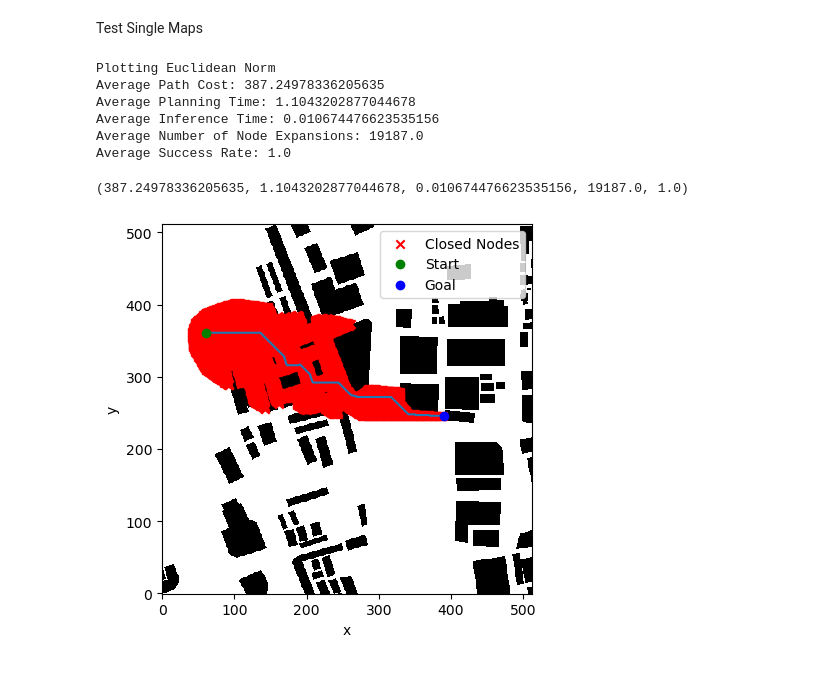
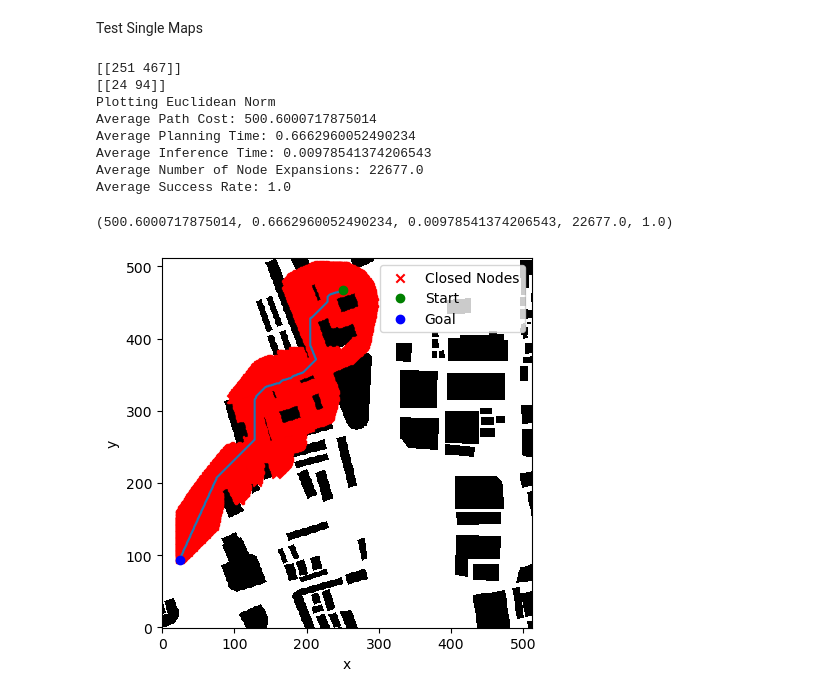
Before and after one commit to sharath-matada/Planning_Operator, a Jupyter notebook: 2D_Experiments/large_maps/test_heuristics_on_512_maps.ipynb, the cells around one changed output. Drawn from its saved outputs; the diff is of its cells as text; code cells hidden in the pictures.

```diff
--- a/2D_Experiments/large_maps/test_heuristics_on_512_maps.ipynb
+++ b/2D_Experiments/large_maps/test_heuristics_on_512_maps.ipynb
@@ -169,17 +165,23 @@ Test Single Maps
 # %%
 maptest = maps[0,:,:].reshape(1,Sx,Sy)
 starttest = generaterandompos(maptest)
 goaltest = generaterandompos(maptest)
+starttest = np.array([[251,467]])
+goaltest = np.array([[24, 94]])
+print(starttest)
+print(goaltest)
 print("Plotting Euclidean Norm")
-testheuristiconmaps(starttest, goaltest, maptest, euclideannorm, plotresults=True, printvalues=True)
+testheuristiconmaps(starttest, goaltest, maptest, euclideannorm, plotresults=True, printvalues=True, saveplotdata = True)
 # %% [output]
+[[251 467]]
+[[24 94]]
 Plotting Euclidean Norm
-Average Path Cost: 387.24978336205635
-Average Planning Time: 1.1043202877044678
-Average Inference Time: 0.010674476623535156
-Average Number of Node Expansions: 19187.0
+Average Path Cost: 500.6000717875014
+Average Planning Time: 0.6662960052490234
+Average Inference Time: 0.00978541374206543
+Average Number of Node Expansions: 22677.0
 Average Success Rate: 1.0
-(387.24978336205635, 1.1043202877044678, 0.010674476623535156, 19187.0, 1.0)
+(500.6000717875014, 0.6662960052490234, 0.00978541374206543, 22677.0, 1.0)
-[figure, old version]
+[figure, new version]
 # %%
 print("Plotting PNO")
```
Also changed, not shown: parts of 2 cells of this notebook, 4 other files.
